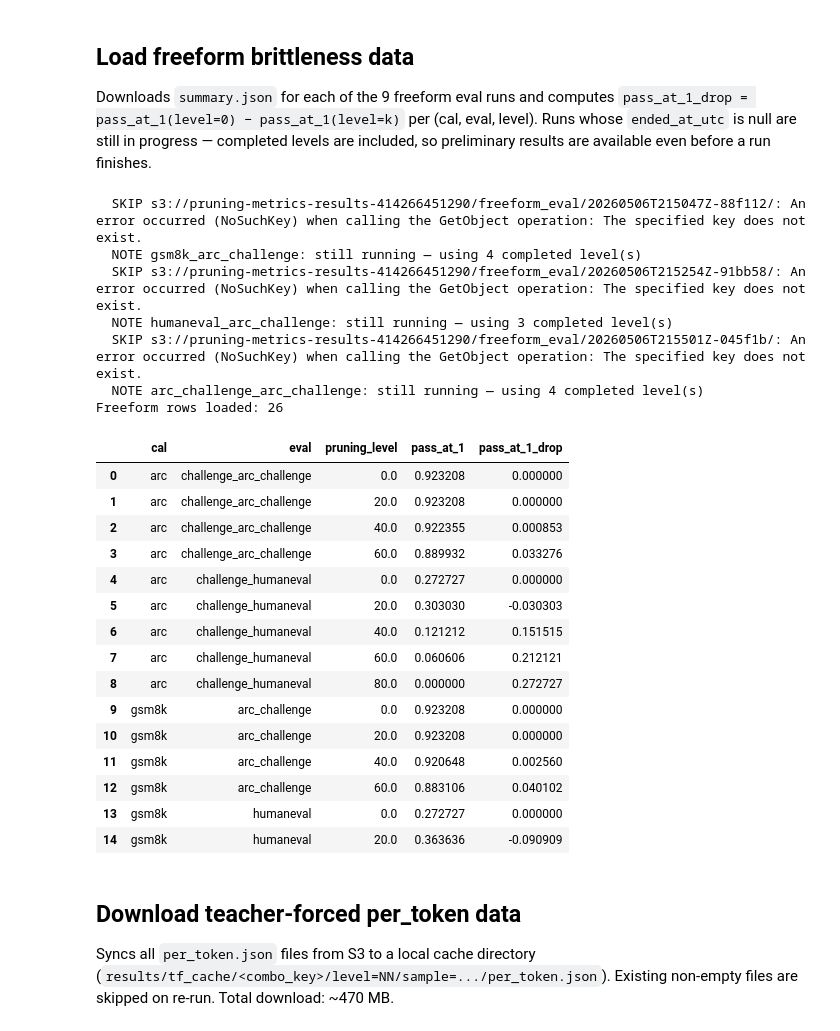
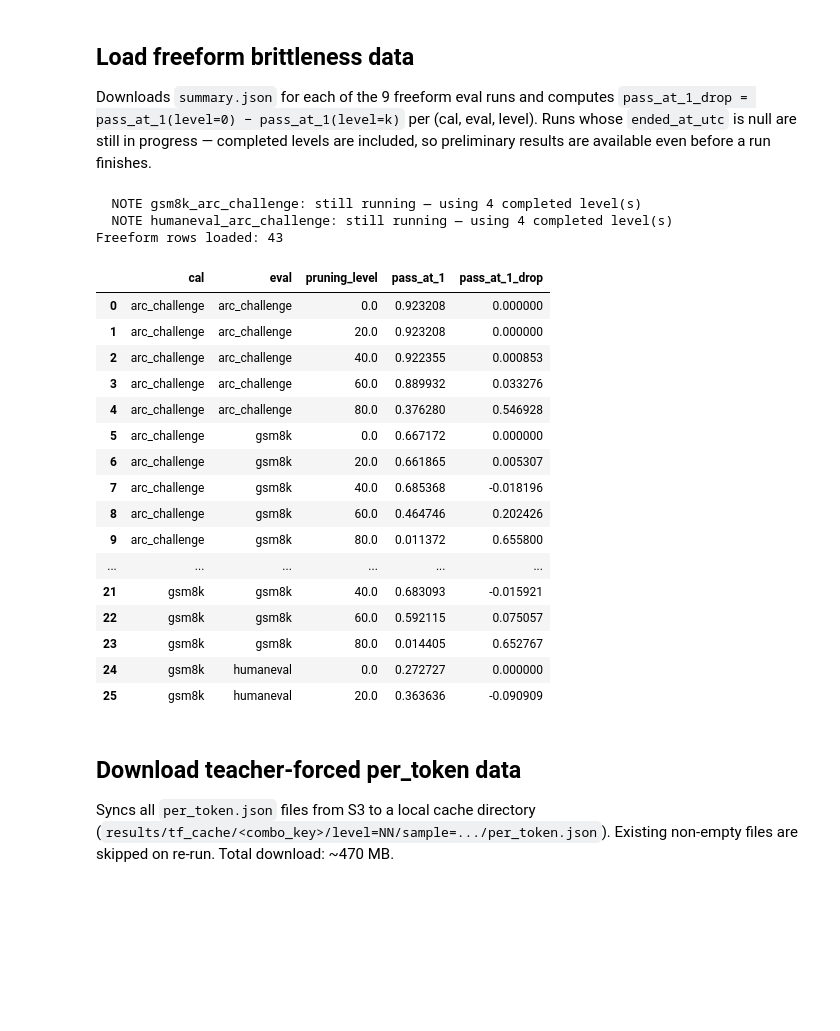
Before and after one commit to rengzhengcodes/pruning-metrics, a Jupyter notebook: notebooks/experiment/04_metric_spaces.ipynb, the cells around one changed output. Saved outputs shown, nothing was run; the diff lists cells and outputs as text; code cells hidden in the pictures; blank space fills up the shorter version.

```diff
--- a/notebooks/experiment/04_metric_spaces.ipynb
+++ b/notebooks/experiment/04_metric_spaces.ipynb
@@ -77,6 +77,15 @@ TF_CACHE_DIR.mkdir(parents=True, exist_ok=True)
 session = boto3.session.Session(profile_name=AWS_PROFILE)
 s3      = session.client("s3")
 
+
+def _parse_combo(combo_key: str) -> tuple[str, str]:
+    """Split 'cal_eval' correctly — dataset names like 'arc_challenge' contain underscores."""
+    for cal in DATASETS:
+        if combo_key.startswith(cal + "_"):
+            return cal, combo_key[len(cal) + 1:]
+    raise ValueError(f"Cannot parse combo_key: {combo_key!r}")
+
+
 print(f"TF runs:      {len(TF_URIS)}")
 print(f"Freeform runs: {len(FREEFORM_URIS)}")
 for k in sorted(TF_URIS):
@@ -132,7 +141,7 @@ def _get_freeform_summary(uri: str) -> dict | None:
 
 freeform_rows = []
 for combo_key, uri in FREEFORM_URIS.items():
-    cal, eval_ = combo_key.split("_", 1)
+    cal, eval_ = _parse_combo(combo_key)
     summary = _get_freeform_summary(uri)
     if summary is None:
         continue
@@ -140,54 +149,51 @@ for combo_key, uri in FREEFORM_URIS.items():
         n_levels = len(summary.get("levels", []))
         print(f"  NOTE {combo_key}: still running — using {n_levels} completed level(s)")
     levels_data = {
         entry["pruning_level"]: entry.get("pass_at_1")
         for entry in summary.get("levels", [])
     }
     base_acc = levels_data.get(0.0)
     if base_acc is None:
         print(f"  SKIP {combo_key}: no level=0 entry")
         continue
     for level, acc in levels_data.items():
         if acc is not None:
             freeform_rows.append({
                 "cal":           cal,
                 "eval":          eval_,
                 "pruning_level": level,
                 "pass_at_1":     acc,
                 "pass_at_1_drop": base_acc - acc,
             })
 
 freeform_df = (
     pd.DataFrame(freeform_rows)
     .sort_values(["cal", "eval", "pruning_level"])
     .reset_index(drop=True)
 )
 print(f"Freeform rows loaded: {len(freeform_df)}")
 freeform_df.head(26)
 # %% [output]
-  SKIP s3://pruning-metrics-results-414266451290/freeform_eval/20260506T215047Z-88f112/: An error occurred (NoSuchKey) when calling the GetObject operation: The specified key does not exist.
   NOTE gsm8k_arc_challenge: still running — using 4 completed level(s)
-  SKIP s3://pruning-metrics-results-414266451290/freeform_eval/20260506T215254Z-91bb58/: An error occurred (NoSuchKey) when calling the GetObject operation: The specified key does not exist.
-  NOTE humaneval_arc_challenge: still running — using 3 completed level(s)
-  SKIP s3://pruning-metrics-results-414266451290/freeform_eval/20260506T215501Z-045f1b/: An error occurred (NoSuchKey) when calling the GetObject operation: The specified key does not exist.
-  NOTE arc_challenge_arc_challenge: still running — using 4 completed level(s)
-Freeform rows loaded: 26
+  NOTE humaneval_arc_challenge: still running — using 4 completed level(s)
+Freeform rows loaded: 43
 |  | cal | eval | pruning_level | pass_at_1 | pass_at_1_drop |
-| 0 | arc | challenge_arc_challenge | 0.0 | 0.923208 | 0.000000 |
-| 1 | arc | challenge_arc_challenge | 20.0 | 0.923208 | 0.000000 |
-| 2 | arc | challenge_arc_challenge | 40.0 | 0.922355 | 0.000853 |
-| 3 | arc | challenge_arc_challenge | 60.0 | 0.889932 | 0.033276 |
-| 4 | arc | challenge_humaneval | 0.0 | 0.272727 | 0.000000 |
-| 5 | arc | challenge_humaneval | 20.0 | 0.303030 | -0.030303 |
-| 6 | arc | challenge_humaneval | 40.0 | 0.121212 | 0.151515 |
-| 7 | arc | challenge_humaneval | 60.0 | 0.060606 | 0.212121 |
-| 8 | arc | challenge_humaneval | 80.0 | 0.000000 | 0.272727 |
-| 9 | gsm8k | arc_challenge | 0.0 | 0.923208 | 0.000000 |
-| 10 | gsm8k | arc_challenge | 20.0 | 0.923208 | 0.000000 |
-| 11 | gsm8k | arc_challenge | 40.0 | 0.920648 | 0.002560 |
-| 12 | gsm8k | arc_challenge | 60.0 | 0.883106 | 0.040102 |
-| 13 | gsm8k | humaneval | 0.0 | 0.272727 | 0.000000 |
-| 14 | gsm8k | humaneval | 20.0 | 0.363636 | -0.090909 |
+| 0 | arc_challenge | arc_challenge | 0.0 | 0.923208 | 0.000000 |
+| 1 | arc_challenge | arc_challenge | 20.0 | 0.923208 | 0.000000 |
+| 2 | arc_challenge | arc_challenge | 40.0 | 0.922355 | 0.000853 |
+| 3 | arc_challenge | arc_challenge | 60.0 | 0.889932 | 0.033276 |
+| 4 | arc_challenge | arc_challenge | 80.0 | 0.376280 | 0.546928 |
+| 5 | arc_challenge | gsm8k | 0.0 | 0.667172 | 0.000000 |
+| 6 | arc_challenge | gsm8k | 20.0 | 0.661865 | 0.005307 |
+| 7 | arc_challenge | gsm8k | 40.0 | 0.685368 | -0.018196 |
+| 8 | arc_challenge | gsm8k | 60.0 | 0.464746 | 0.202426 |
+| 9 | arc_challenge | gsm8k | 80.0 | 0.011372 | 0.655800 |
+| ... | ... | ... | ... | ... | ... |
+| 21 | gsm8k | gsm8k | 40.0 | 0.683093 | -0.015921 |
+| 22 | gsm8k | gsm8k | 60.0 | 0.592115 | 0.075057 |
+| 23 | gsm8k | gsm8k | 80.0 | 0.014405 | 0.652767 |
+| 24 | gsm8k | humaneval | 0.0 | 0.272727 | 0.000000 |
+| 25 | gsm8k | humaneval | 20.0 | 0.363636 | -0.090909 |
 # %% [markdown]
 ## Download teacher-forced per_token data
 
```
Also changed, not shown: parts of 9 cells of this notebook, 2 other files.
